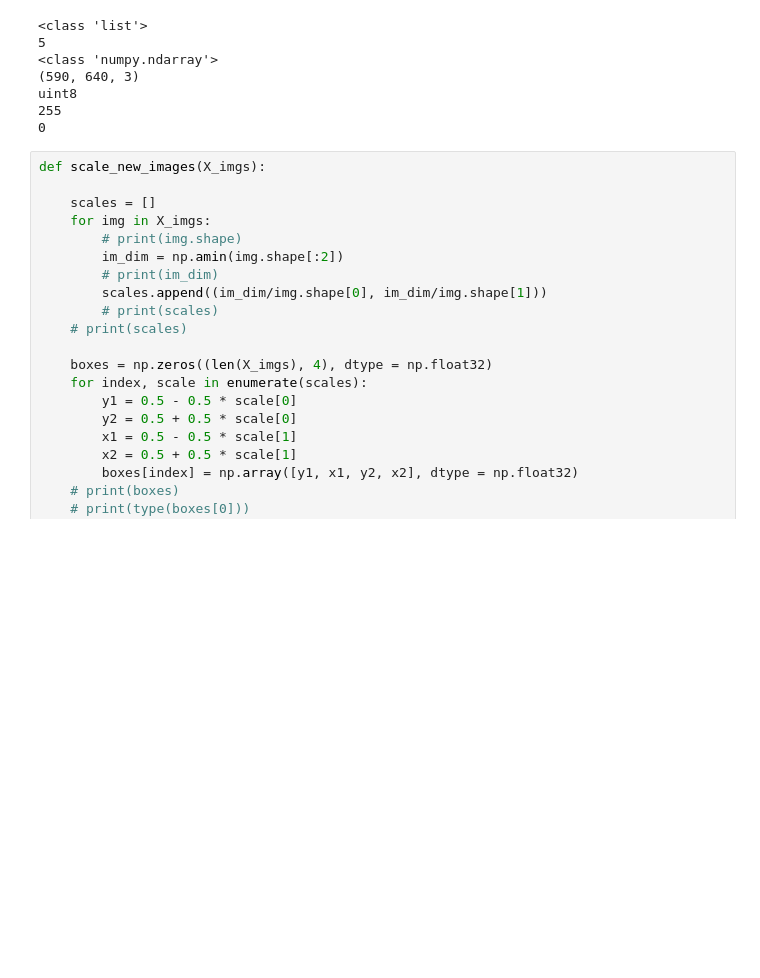
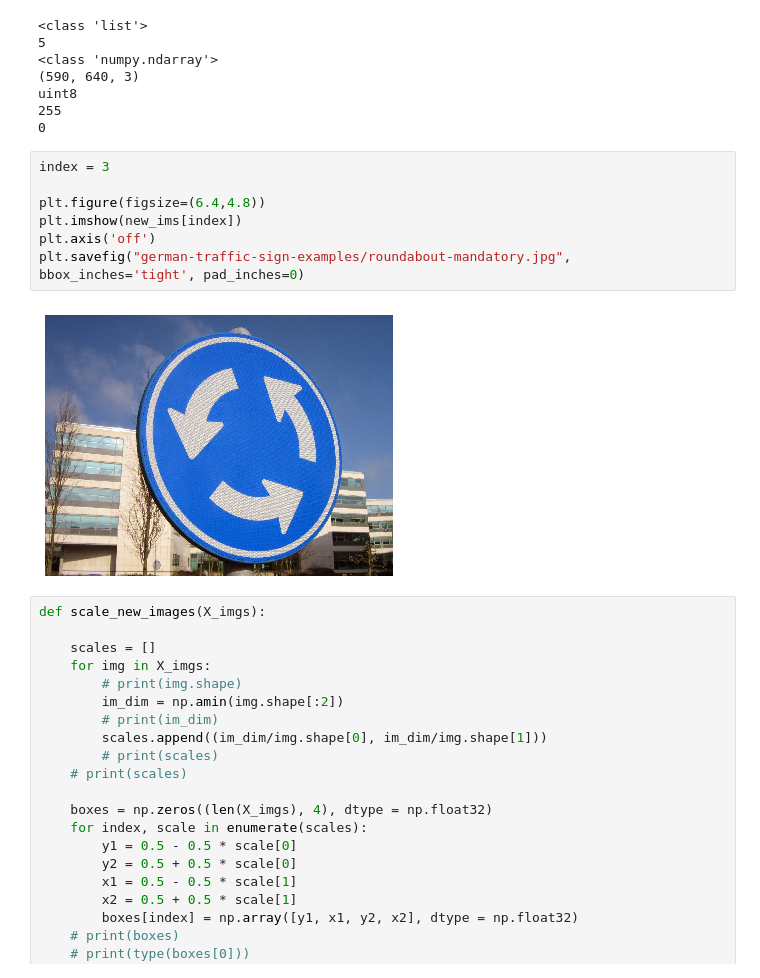
Before and after one commit to hammcin/CarND-Traffic-Sign-Classifier-Project, a Jupyter notebook: Traffic_Sign_Classifier.ipynb, the cells around one changed output. Cells and saved outputs as stored; diff of their text form; blank space fills up the shorter version.

Commit message:
docs: Resize new test images in writeup

```diff
--- a/Traffic_Sign_Classifier.ipynb
+++ b/Traffic_Sign_Classifier.ipynb
@@ -761,6 +761,15 @@ print(np.amin(new_ims[im_num]))
 uint8
 255
 0
+# %%
+index = 3
+
+plt.figure(figsize=(6.4,4.8))
+plt.imshow(new_ims[index])
+plt.axis('off')
+plt.savefig("german-traffic-sign-examples/roundabout-mandatory.jpg", bbox_inches='tight', pad_inches=0)
+# %% [output]
+[figure, added]
 # %%
 def scale_new_images(X_imgs):
 
```
Also changed, not shown: parts of 8 cells of this notebook, 9 other files.
